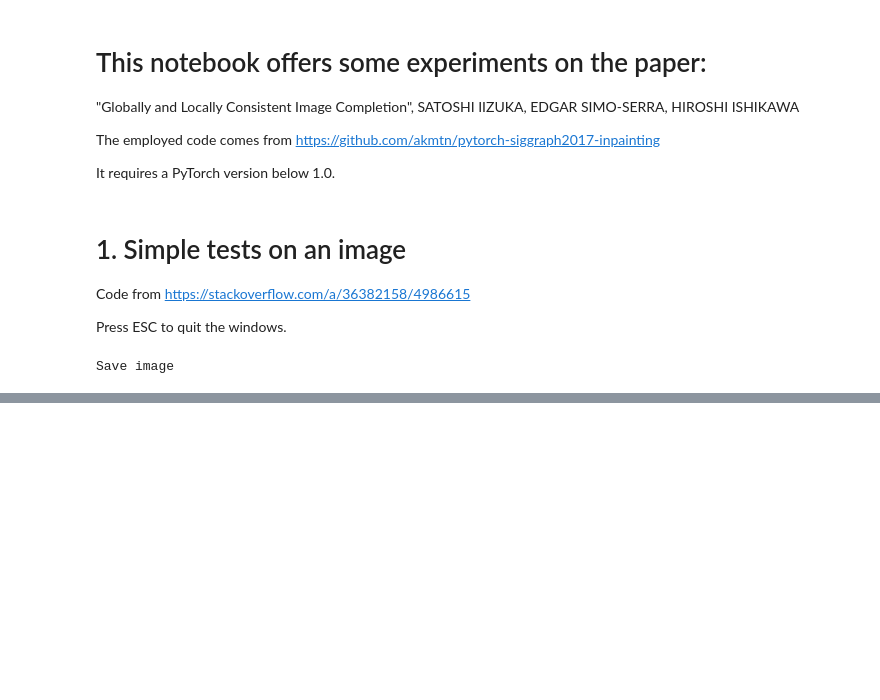
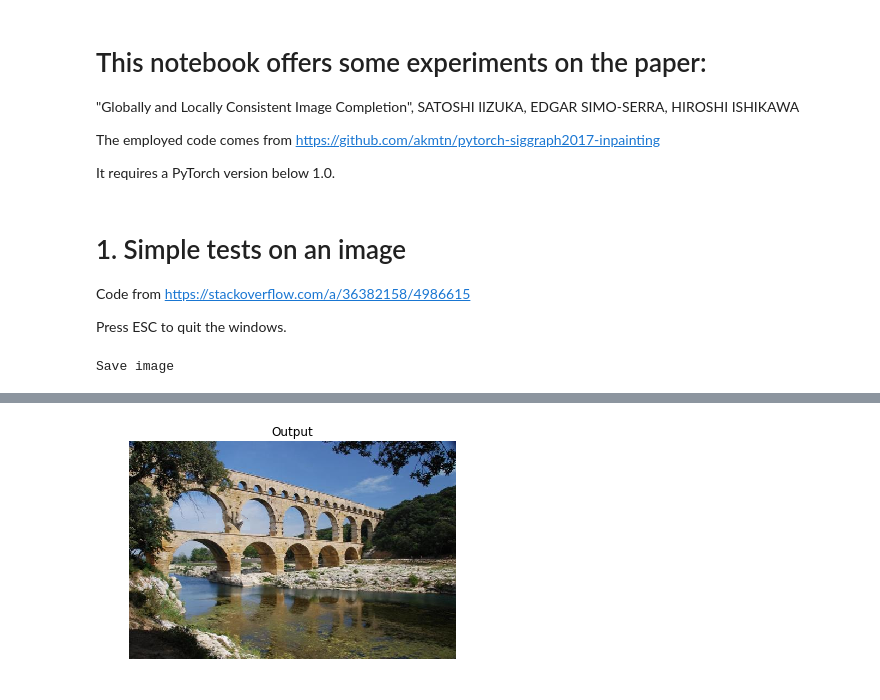
Before and after one commit to plguhur/MVA, a Jupyter notebook: ImagerieNumerique/Experiments.ipynb, the cells around one changed output, grey strips where cells are left out. Cells and saved outputs as stored; diff of their text form; code cells hidden in the pictures; blank space fills up the shorter version.

Commit message:
fix error in inpainting

```diff
--- a/ImagerieNumerique/Experiments.ipynb
+++ b/ImagerieNumerique/Experiments.ipynb
@@ -45,6 +48,28 @@ plt.show()
 # %%
-M = load_mask("mask.png")
+M = load_mask("mask.png", output_shape=(600, 400))
 I = load_data("images/bridge.jpg", output_shape=(600, 400))
-out = inpainting(model, datamean, I, M)
+out = inpainting(model, datamean, I, M, postproc=False)
 vutils.save_image(out, 'out.png', normalize=True)
+# %%
+import torch
+from src.inpaint import tensor2cvimg
+from src.poissonblending import blend
+
+
+M_3ch = torch.cat((M, M, M), 0)
+
+# target = np.rollaxis(I.numpy(), 0, 3)   # background
+target = tensor2cvimg(I.numpy())
+source = tensor2cvimg(out.numpy())    # foreground
+# mask = np.rollaxis(M_3ch.numpy(), 0, 3)
+mask = tensor2cvimg(M_3ch.numpy())
+out2 = blend(target, source, mask, offset=(0, 0))
+# out = torch.from_numpy(cvimg2tensor(out))
+# %%
+plt.imshow(out2[:,:,::-1])
+plt.axis('off')
+plt.title("Output")
+plt.show()
+# %% [output]
+[figure, added]
 # %%
```
Also changed, not shown: parts of 5 cells of this notebook, 2 other files.
